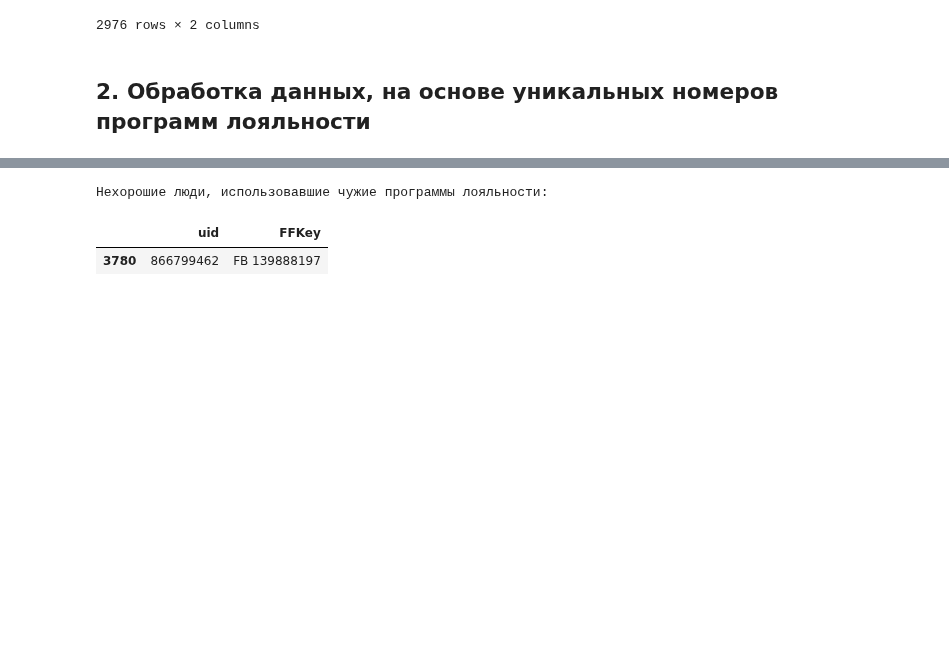
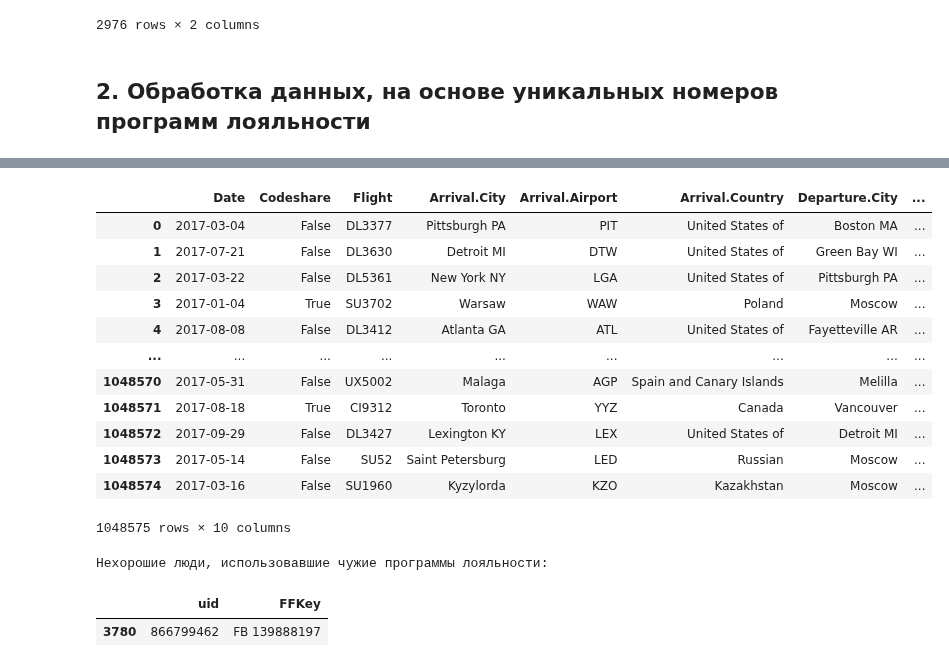
Before and after one commit to kudmo/SpyLab, a Jupyter notebook: main.ipynb, the cells around one changed output, grey strips where cells are left out. Drawn from its saved outputs; the diff is of its cells as text; code cells hidden in the pictures; blank space fills up the shorter version.

```diff
--- a/main.ipynb
+++ b/main.ipynb
@@ -107,3 +187,19 @@ df_forum = (df_forum_b,df_forum_f,df_forum_lp)
+# %%
+df_forum_f
+# %% [output]
+|  | Date | Codeshare | Flight | Arrival.City | Arrival.Airport | Arrival.Country | Departure.City | ... |
+| 0 | 2017-03-04 | False | DL3377 | Pittsburgh PA | PIT | United States of | Boston MA | ... |
+| 1 | 2017-07-21 | False | DL3630 | Detroit MI | DTW | United States of | Green Bay WI | ... |
+| 2 | 2017-03-22 | False | DL5361 | New York NY | LGA | United States of | Pittsburgh PA | ... |
+| 3 | 2017-01-04 | True | SU3702 | Warsaw | WAW | Poland | Moscow | ... |
+| 4 | 2017-08-08 | False | DL3412 | Atlanta GA | ATL | United States of | Fayetteville AR | ... |
+| ... | ... | ... | ... | ... | ... | ... | ... | ... |
+| 1048570 | 2017-05-31 | False | UX5002 | Malaga | AGP | Spain and Canary Islands | Melilla | ... |
+| 1048571 | 2017-08-18 | True | CI9312 | Toronto | YYZ | Canada | Vancouver | ... |
+| 1048572 | 2017-09-29 | False | DL3427 | Lexington KY | LEX | United States of | Detroit MI | ... |
+| 1048573 | 2017-05-14 | False | SU52 | Saint Petersburg | LED | Russian | Moscow | ... |
+| 1048574 | 2017-03-16 | False | SU1960 | Kyzylorda | KZO | Kazakhstan | Moscow | ... |
+1048575 rows × 10 columns
 # %%
 data2, strange, ids = merging.mergeLoyality(df_exchange, df_forum, df_airlines)
 # %%
```
Also changed, not shown: parts of 7 cells of this notebook.
